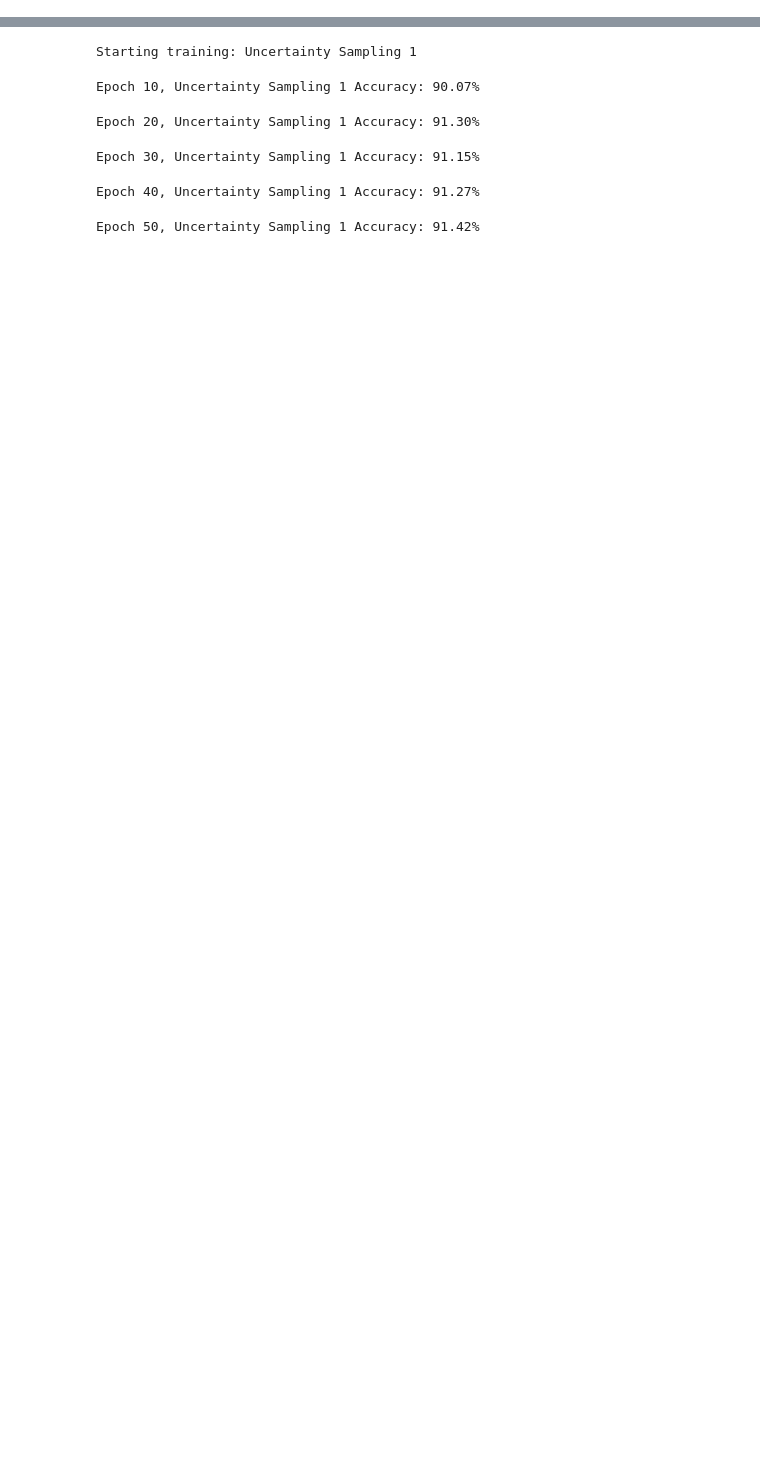
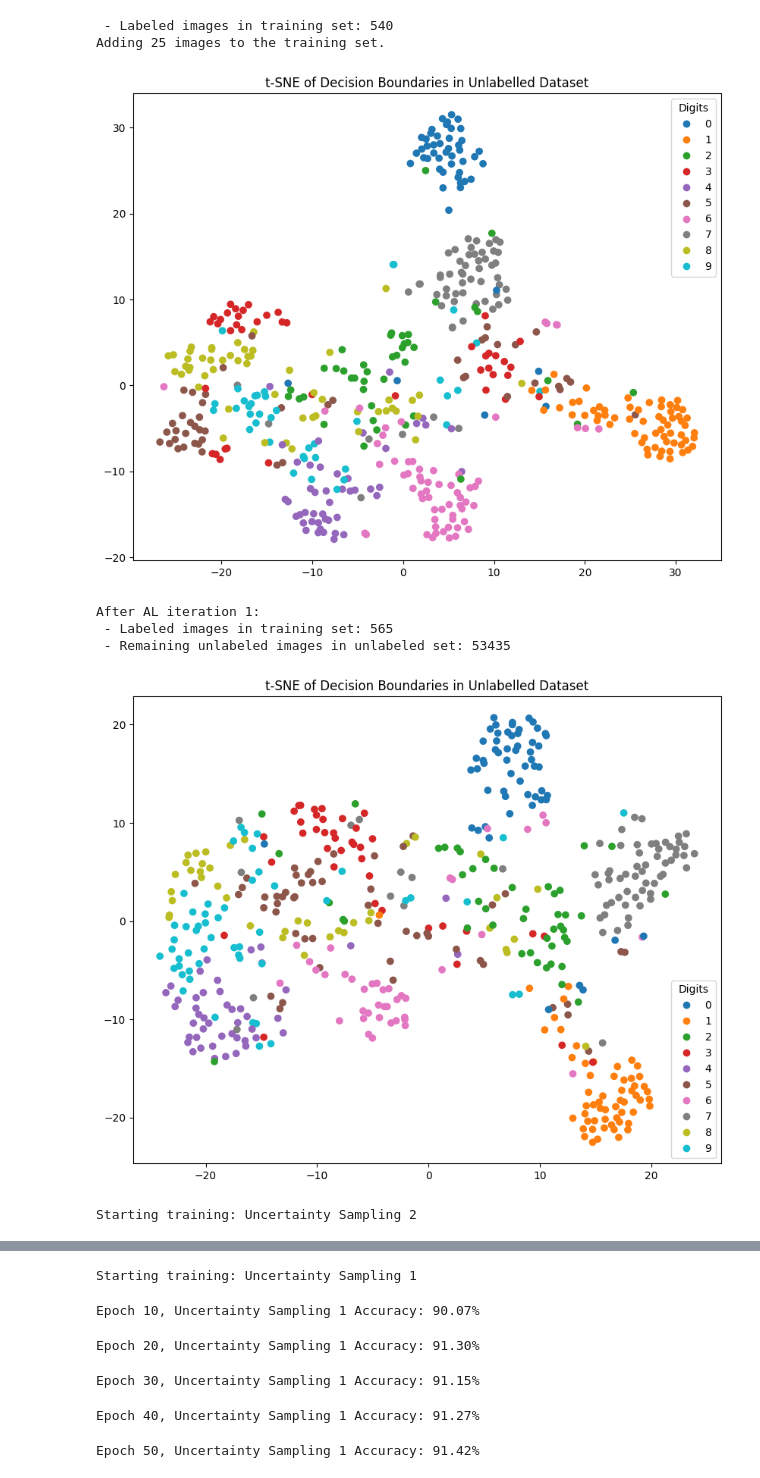
Before and after one commit to frederikbajhenriksen/DeepLearning, a Jupyter notebook: Testing Ground.ipynb, the cells around one changed output, grey strips where cells are left out. Saved outputs shown, nothing was run; the diff lists cells and outputs as text; code cells hidden in the pictures; blank space fills up the shorter version.

```diff
--- a/Testing Ground.ipynb
+++ b/Testing Ground.ipynb
@@ -10,5 +10,6 @@ transform = torchvision.transforms.Compose([
 ])
 train_dataset = torchvision.datasets.MNIST(root='./data', train=True, download=True, transform=transform)
 # %%
-#almodel = oop.ActiveLearning(train_dataset, unlabelled_size=0.99, label_iterations=2, num_epochs=50,debug=False)
-#almodel.compare_methods()
+almodel = oop.ActiveLearning(train_dataset, unlabelled_size=0.99, label_iterations=2, num_epochs=50,debug=False)
+almodel.compare_methods()
+# %% [output]
@@ -14,0 +22,8 @@ train_dataset = torchvision.datasets.MNIST(root='./data', train=True, download=T
+ - Labeled images in training set: 540
+Adding 25 images to the training set.
+[figure, added]
+After AL iteration 1:
+ - Labeled images in training set: 565
+ - Remaining unlabeled images in unlabeled set: 53435
+[figure, added]
+Starting training: Uncertainty Sampling 2
```
Also changed, not shown: parts of 1 cell of this notebook, 1 other file.
